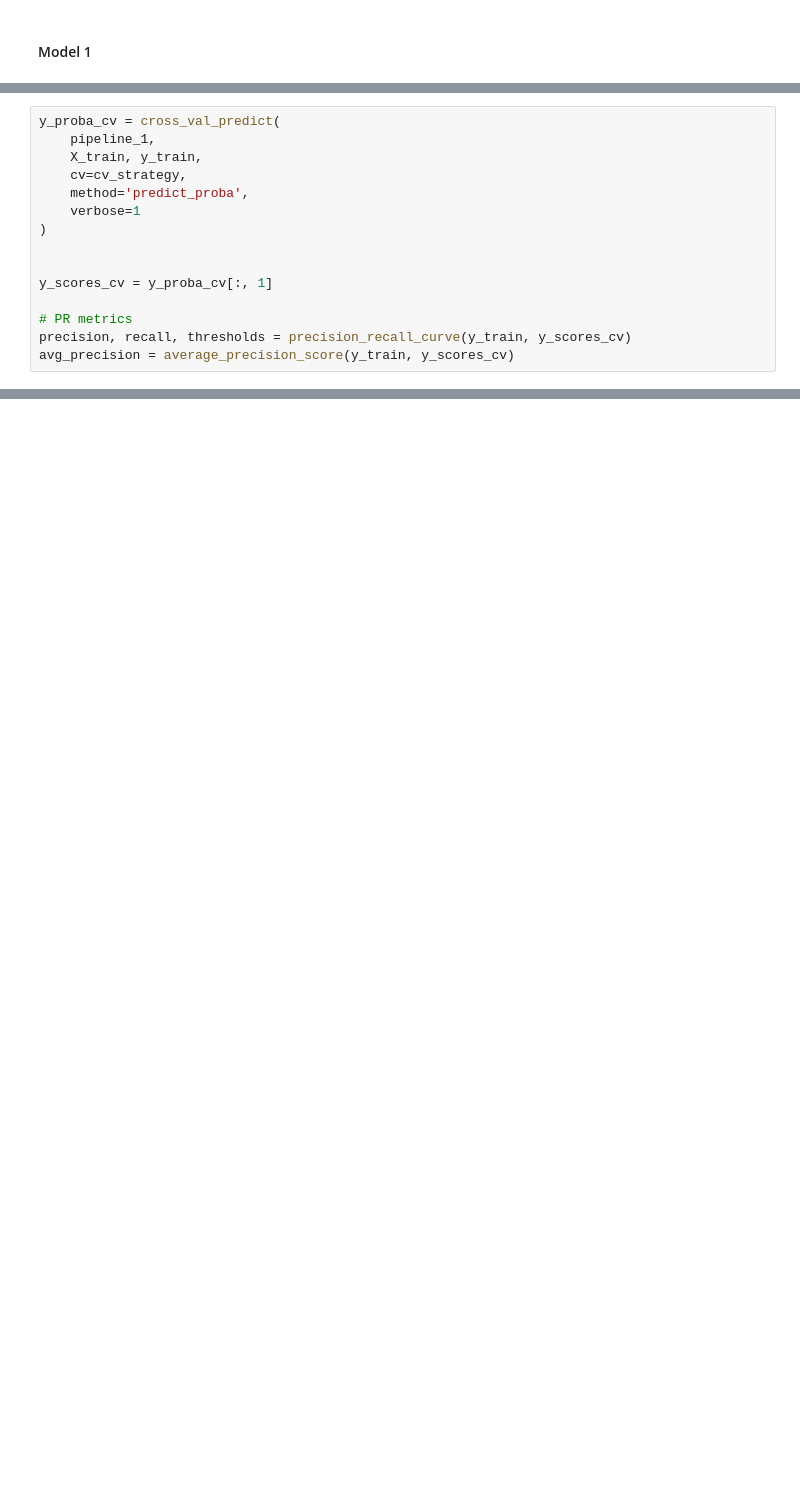
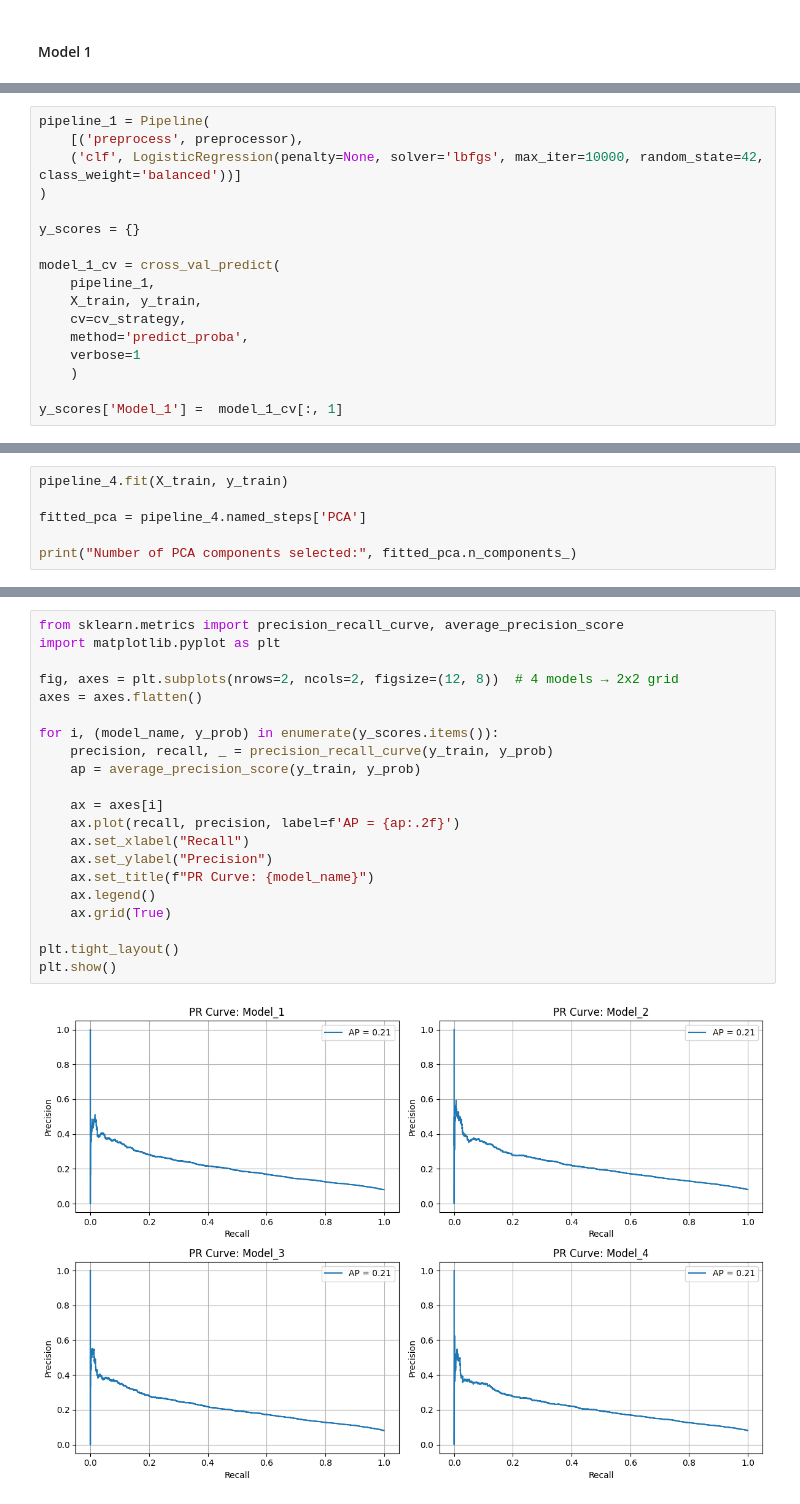
Before and after one commit to adarshlearnngrow/loan-approval-ml, a Jupyter notebook: Python Notebooks/logistic regression.ipynb, the cells around one changed output, grey strips where cells are left out. Drawn from its saved outputs; the diff is of its cells as text; blank space fills up the shorter version.

Commit message:
Logistic modelling done

```diff
--- a/Python Notebooks/logistic regression.ipynb
+++ b/Python Notebooks/logistic regression.ipynb
@@ -171,16 +134,18 @@ scores = cross_validate(
 # %%
-y_proba_cv = cross_val_predict(
+pipeline_1 = Pipeline(
+    [('preprocess', preprocessor),
+    ('clf', LogisticRegression(penalty=None, solver='lbfgs', max_iter=10000, random_state=42, class_weight='balanced'))]
+)
+
+y_scores = {}
+
+model_1_cv = cross_val_predict(
     pipeline_1,
     X_train, y_train,
     cv=cv_strategy,
     method='predict_proba',
     verbose=1
-)
+    )
 
-
-y_scores_cv = y_proba_cv[:, 1]
-
-# PR metrics
-precision, recall, thresholds = precision_recall_curve(y_train, y_scores_cv)
-avg_precision = average_precision_score(y_train, y_scores_cv)
+y_scores['Model_1'] =  model_1_cv[:, 1]
 # %% [output]
@@ -198,0 +245,6 @@ plt.show()
+# %%
+pipeline_4.fit(X_train, y_train)
+
+fitted_pca = pipeline_4.named_steps['PCA']
+
+print("Number of PCA components selected:", fitted_pca.n_components_)
@@ -198,0 +258,23 @@ plt.show()
+# %%
+from sklearn.metrics import precision_recall_curve, average_precision_score
+import matplotlib.pyplot as plt
+
+fig, axes = plt.subplots(nrows=2, ncols=2, figsize=(12, 8))  # 4 models → 2x2 grid
+axes = axes.flatten()
+
+for i, (model_name, y_prob) in enumerate(y_scores.items()):
+    precision, recall, _ = precision_recall_curve(y_train, y_prob)
+    ap = average_precision_score(y_train, y_prob)
+
+    ax = axes[i]
+    ax.plot(recall, precision, label=f'AP = {ap:.2f}')
+    ax.set_xlabel("Recall")
+    ax.set_ylabel("Precision")
+    ax.set_title(f"PR Curve: {model_name}")
+    ax.legend()
+    ax.grid(True)
+
+plt.tight_layout()
+plt.show()
+# %% [output]
+[figure, added]
```
Also changed, not shown: parts of 22 cells of this notebook, 2 other files.
